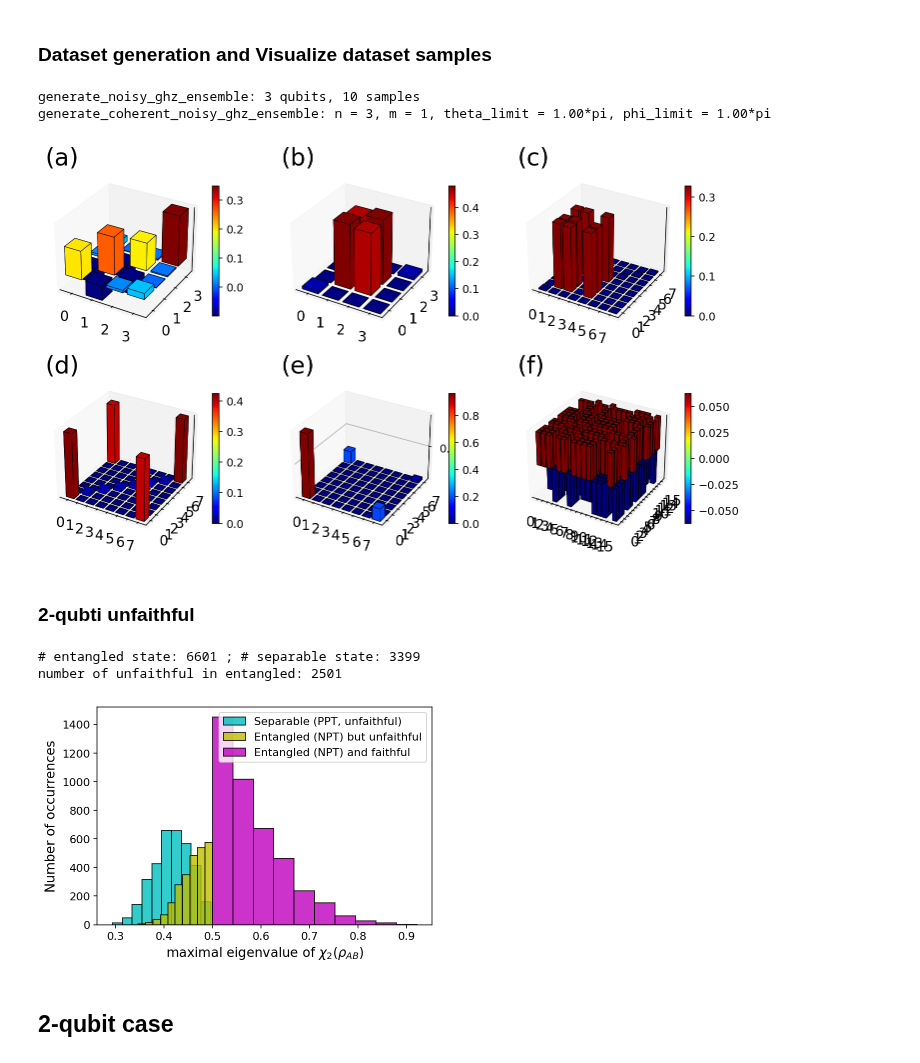
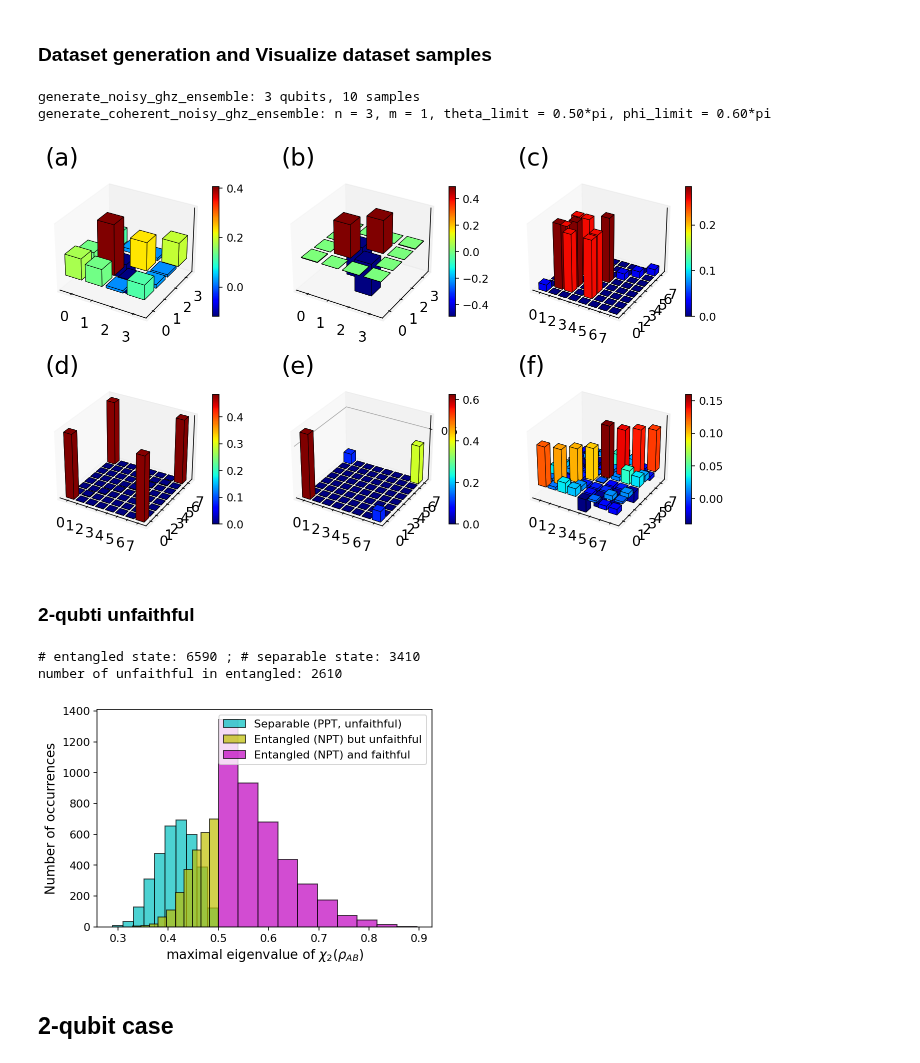
Before and after one commit to Jue-Xu/Entanglement-Witness, a Jupyter notebook: Code/entangle_detection.ipynb, the cells around one changed output. Saved outputs shown, nothing was run; the diff lists cells and outputs as text; code cells hidden in the pictures.

```diff
--- a/Code/entangle_detection.ipynb
+++ b/Code/entangle_detection.ipynb
@@ -39,36 +39,40 @@ from quantum_state_utils import *
 # %%
 size_train = 10
 
 # visualization
 # fig = plt.figure(figsize=plt.figaspect(0.5))
 fig = plt.figure(figsize=(12, 7))
 
 # W3 with white noise
 # GHZ3 with coherent noise
 # cluster4 with coherent noise
 sample_list = [
     rand_dm(N=4, dims=[[2, 2], [2, 2]]),
-    random.choice(generate_bell_noisy_density(m=size_train,kind='10',noise_limit=1/3)),
+    random.choice(generate_bell_noisy_density(m=size_train,kind='11',noise_limit=1/3)),
     random.choice(generate_noisy_w_ensemble(3,size_train,1/3)),
     random.choice(generate_noisy_ghz_ensemble(3,size_train,1/3)),
-    random.choice(generate_coherent_noisy_ghz_ensemble(n=3,m=1,theta_limit=1,phi_limit=1)),
-    ket2dm(generate_linear_cluster(n=4))
+    random.choice(generate_coherent_noisy_ghz_ensemble(n=3,m=1,theta_limit=1/2,phi_limit=0.6)),
+    random.choice(generate_noisy_biseparable(1, 2, size_train, 0)),
+    # ket2dm(generate_linear_cluster(n=4))
 ]
+# print(sample_list)
 
 title_list = ['(a)', '(b)', '(c)', '(d)', '(e)', '(f)']
 # title_list = ['(a) random density matrix', '(b) Bell state with white noise', '(c) W state with white noise', '(d) GHZ state with white noise', '(e) GHZ with coherent noise', '(f) 4-qubit linear cluster']
 
 for index, sample in enumerate(sample_list):
     ax = fig.add_subplot(2, 3, index+1, projection='3d')
     ax.set_title(title_list[index], loc='left', fontsize=24)
+    # ax.set_xlabel([])
+    # xlabels=['00', '01', '10', '11'],
+    # ax.tick_params(labelbottom=False)
     matrix_histogram(sample, fig=fig, ax=ax)
-    # xlabels=['00', '01', '10', '11'],
 
 plt.savefig('dataset_sample_3x2.png', dpi=400, bbox_inches='tight')
 # %% [output]
 generate_noisy_ghz_ensemble: 3 qubits, 10 samples
-generate_coherent_noisy_ghz_ensemble: n = 3, m = 1, theta_limit = 1.00*pi, phi_limit = 1.00*pi
+generate_coherent_noisy_ghz_ensemble: n = 3, m = 1, theta_limit = 0.50*pi, phi_limit = 0.60*pi
-[figure, old version]
+[figure, new version]
 # %% [markdown]
 ### 2-qubti unfaithful
 # %%
@@ -97,16 +101,16 @@ ax.set_ylabel('Number of occurrences')
 ax.set_xlabel(r'maximal eigenvalue of $ \chi_2( \rho_{AB}) $')
 # ax.set_xlabel(r'maximal eigenvalue of $ X_2( \rho_{AB})=\rho_{AB}-\frac{1}{2}(\rho_{A}\otimes I + I \otimes \rho_{B})+\frac{1}{2} I\otimes I $')
 # ax.set_title('faithfulness of (random) 2-qubit')
-ax.hist(np.array(maximal_x_d_PPT_eigvals), alpha=0.8, color=color_config['separable'], edgecolor='k')
-ax.hist(np.array(unfaithful_entangled), alpha=0.8, color=color_config['unfaithful'], edgecolor='k')
-ax.hist(np.array(faithful_entangled),alpha=0.8,color=color_config['entangled'], edgecolor='k')
+ax.hist(np.array(maximal_x_d_PPT_eigvals), alpha=0.7, color=color_config['separable'], edgecolor='k')
+ax.hist(np.array(unfaithful_entangled), alpha=0.7, color=color_config['unfaithful'], edgecolor='k')
+ax.hist(np.array(faithful_entangled),alpha=0.7,color=color_config['entangled'], edgecolor='k')
 # ax.hist(np.array(maximal_x_d_NPT_eigval), alpha=0.7)
 ax.legend(['Separable (PPT, unfaithful)','Entangled (NPT) but unfaithful', 'Entangled (NPT) and faithful'])
 plt.savefig('faithfulness_2_qubit.png', dpi=400,bbox_inches='tight')
 # %% [output]
-# entangled state: 6601 ; # separable state: 3399
-number of unfaithful in entangled: 2501
+# entangled state: 6590 ; # separable state: 3410
+number of unfaithful in entangled: 2610
-[figure, old version]
+[figure, new version]
 # %% [markdown]
 ## 2-qubit case
 # %% [markdown]
```
Also changed, not shown: 6 other files.
